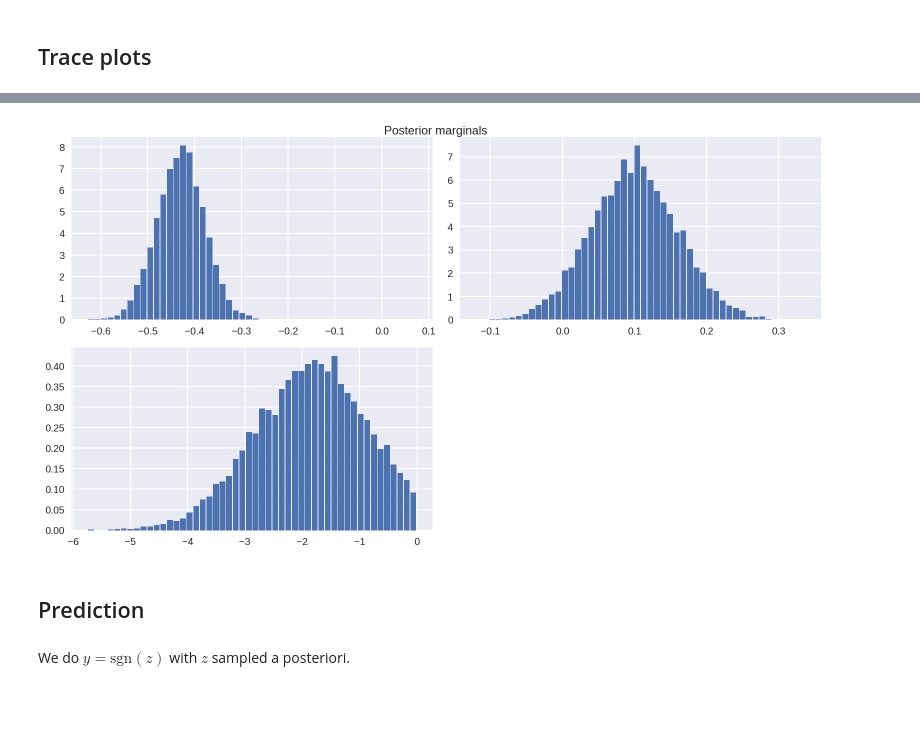
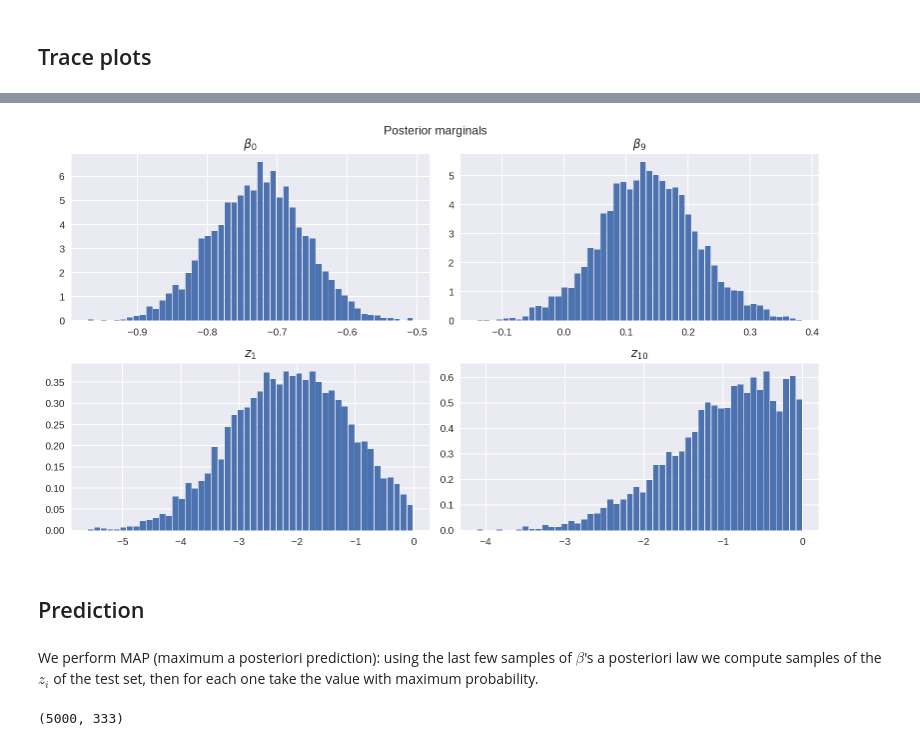
Before and after one commit to ManifoldFR/mva-graphicalmodels, a Jupyter notebook: homework3/hw3.ipynb, the cells around one changed output, grey strips where cells are left out. Saved outputs shown, nothing was run; the diff lists cells and outputs as text; code cells hidden in the pictures; blank space fills up the shorter version.

```diff
--- a/homework3/hw3.ipynb
+++ b/homework3/hw3.ipynb
@@ -137,0 +159,8 @@ Cov matrix: (25, 25)
+# %%
+from sklearn.model_selection import train_test_split
+
+X_train, X_test, y_train, y_test = train_test_split(X_df, y_df, test_size=.333)
+# %%
+sampler = GibbsSampler(
+    X_train.values, y_train.values,
+    tau=1, burn_in=1000)
@@ -138,3 +169,5 @@ Cov matrix: (25, 25)
+# %%
+betas, z_s, mu_s = sampler.run_chain(num_its=6000)
 # %% [markdown]
 ## Trace plots
 # %%
@@ -168,23 +199,36 @@ burn_in = 1000
+# %%
+burn_in = sampler.burn_in
 # %%
 fig = plt.figure(figsize=(11, 6))
 
 nrows = 2
 ncols = 2
 
 n_bins = 50
 
 hist_opts = dict(rwidth=.88, density=True)
 
+idx = 0
 plt.subplot(nrows,ncols,1)
-plt.hist(betas[:-burn_in, 1], bins=n_bins, **hist_opts);
+plt.hist(betas[burn_in:, idx], bins=n_bins, **hist_opts);
+plt.title("$\\beta_{%d}$" % idx)
 
+idx = 9
 plt.subplot(nrows,ncols,2)
-plt.hist(betas[:-burn_in, 9], bins=n_bins, **hist_opts);
+plt.hist(betas[burn_in:, idx], bins=n_bins, **hist_opts);
+plt.title("$\\beta_{%d}$" % idx)
 
+idx = 1
 plt.subplot(nrows,ncols,3)
-plt.hist(z_s[:-burn_in, 0], bins=n_bins, **hist_opts);
+plt.hist(z_s[burn_in:, idx], bins=n_bins, **hist_opts);
+plt.title("$z_{%d}$" % idx)
+
+idx = 10
+plt.subplot(nrows,ncols,4)
+plt.hist(z_s[burn_in:, idx], bins=n_bins, **hist_opts);
+plt.title("$z_{%d}$" % idx)
 
 fig.tight_layout()
 fig.suptitle("Posterior marginals", y=1.);
 # %% [output]
-[figure, old version]
+[figure, new version]
@@ -191,4 +237,2 @@ fig.suptitle("Posterior marginals", y=1.);
 # %% [markdown]
 ## Prediction
-# %% [markdown]
-We do $y = \mathrm{sgn}(z)$ with $z$ sampled a posteriori.
@@ -196,0 +239,2 @@ y_predict = np.sign(z_s[-1])
+# %% [markdown]
+We perform MAP (maximum a posteriori prediction): using the last few samples of $\beta$'s a posteriori law we compute samples of the $z_i$ of the test set, then for each one take the value with maximum probability.
@@ -196,0 +244,4 @@ y_predict = np.sign(z_s[-1])
+# %%
+y_predicts.shape
+# %% [output]
+(5000, 333)
```
Also changed, not shown: parts of 19 cells of this notebook, 5 other files.
